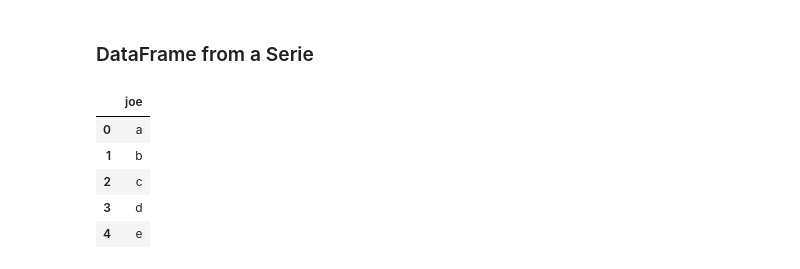
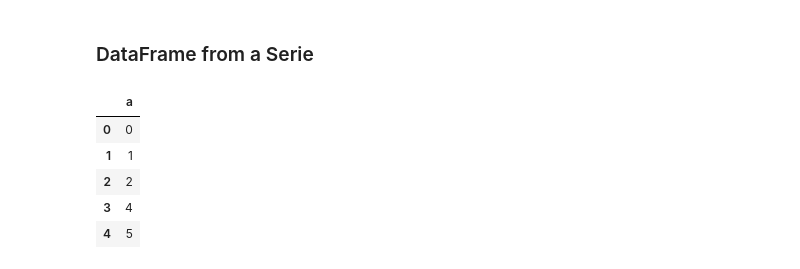
Before and after one commit to Yaka12/Basics, a Jupyter notebook: Pandas Basics/Series and DataFrame.ipynb, the cells around one changed output. Saved outputs shown, nothing was run; the diff lists cells and outputs as text; code cells hidden in the pictures.

```diff
--- a/Pandas Basics/Series and DataFrame.ipynb
+++ b/Pandas Basics/Series and DataFrame.ipynb
@@ -75,11 +77,11 @@ DataFrame([{'jane': 34, 'jim': 99, 'joe': 29, 'jack': 19},{'jane': 78, 'jim': 32
 # %% [markdown]
 ### DataFrame from a Serie
 # %%
-pd.DataFrame(pd.Series([x for x in 'abcde'], name='joe'))
+pd.DataFrame(pd.Series([x for x in '01245'], name='a'))
 # %% [output]
-|  | joe |
-| 0 | a |
-| 1 | b |
-| 2 | c |
-| 3 | d |
-| 4 | e |
+|  | a |
+| 0 | 0 |
+| 1 | 1 |
+| 2 | 2 |
+| 3 | 4 |
+| 4 | 5 |
```
Also changed, not shown: parts of 8 cells of this notebook, 19 other files.
